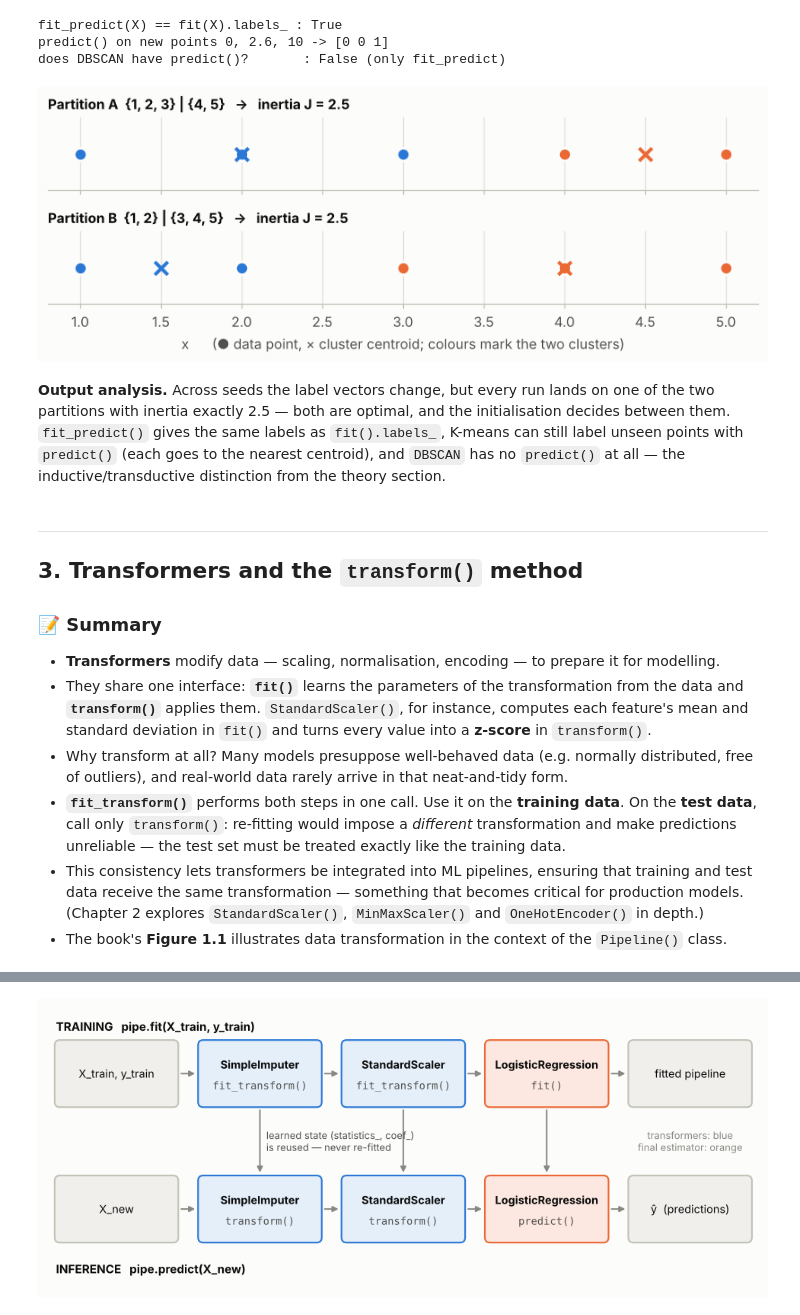
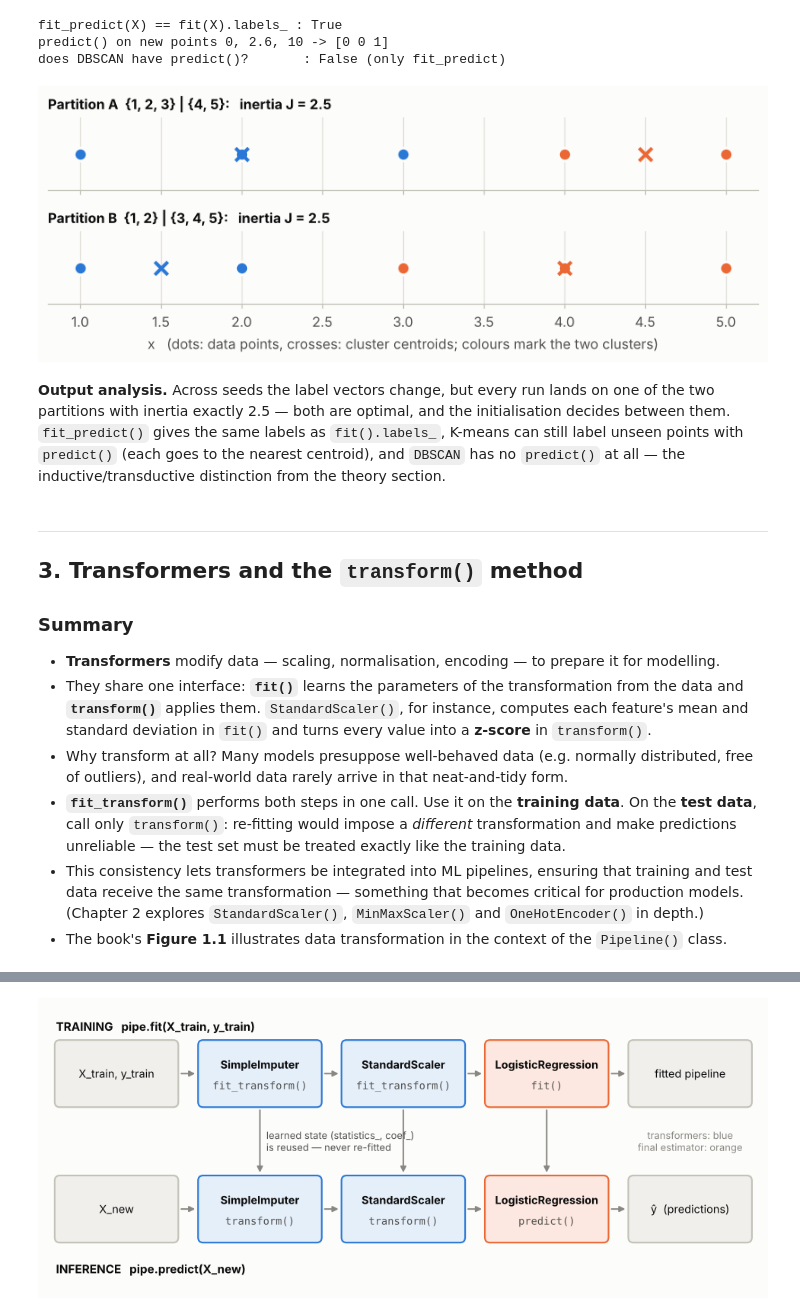
Before and after one commit to fxrdhan/ML_scikit-learn_Cookbook_O-Reilly, a Jupyter notebook: Chapter_01_Common_Conventions_and_API_Elements/Chapter_01_Common_Conventions_and_API_Elements.ipynb, the cells around one changed output, grey strips where cells are left out. Cells and saved outputs as stored; diff of their text form; code cells hidden in the pictures.

```diff
--- a/Chapter_01_Common_Conventions_and_API_Elements/Chapter_01_Common_Conventions_and_API_Elements.ipynb
+++ b/Chapter_01_Common_Conventions_and_API_Elements/Chapter_01_Common_Conventions_and_API_Elements.ipynb
@@ -377,34 +379,34 @@ fit_predict(X) == fit(X).labels_ : True
 predict() on new points 0, 2.6, 10 -> [0 0 1]
 does DBSCAN have predict()?       : False (only fit_predict)
 # %%
-# 🧪 EXTRA — The two equally good partitions of [1, 2, 3, 4, 5]
+# EXTRA: The two equally good partitions of [1, 2, 3, 4, 5]
 fig, axes = plt.subplots(2, 1, figsize=(7.5, 2.9), sharex=True)
 partitions = {"Partition A  {1, 2, 3} | {4, 5}": np.array([0, 0, 0, 1, 1]),
               "Partition B  {1, 2} | {3, 4, 5}": np.array([0, 0, 1, 1, 1])}
 values = X.ravel()
 for ax, (title, part) in zip(axes, partitions.items()):
     inertia = 0.0
     for k in (0, 1):
         members = values[part == k]
         inertia += ((members - members.mean()) ** 2).sum()
         ax.scatter(members, np.zeros_like(members), s=90, color=PALETTE[k], edgecolor=SURFACE, linewidth=2, zorder=3)
         ax.scatter(members.mean(), 0, marker="x", s=90, color=PALETTE[k], linewidth=2.5, zorder=4)
-    ax.set_title(f"{title}   →   inertia J = {inertia:.1f}", fontsize=10)
+    ax.set_title(f"{title}:   inertia J = {inertia:.1f}", fontsize=10)
     ax.set_yticks([])
     ax.grid(axis="y", visible=False)
     ax.spines["left"].set_visible(False)
-axes[-1].set_xlabel("x      (● data point, × cluster centroid; colours mark the two clusters)")
+axes[-1].set_xlabel("x   (dots: data points, crosses: cluster centroids; colours mark the two clusters)")
 plt.tight_layout()
 plt.show()
 # %% [output]
-[figure, old version]
+[figure, new version]
 # %% [markdown]
 **Output analysis.** Across seeds the label vectors change, but every run lands on one of the two partitions with inertia exactly 2.5 — both are optimal, and the initialisation decides between them. `fit_predict()` gives the same labels as `fit().labels_`, K-means can still label unseen points with `predict()` (each goes to the nearest centroid), and `DBSCAN` has no `predict()` at all — the inductive/transductive distinction from the theory section.
 # %% [markdown]
 ---
 ## 3. Transformers and the `transform()` method
 
-### 📝 Summary
+### Summary
 
 * **Transformers** modify data — scaling, normalisation, encoding — to prepare it for modelling.
 * They share one interface: **`fit()`** learns the parameters of the transformation from the data and **`transform()`** applies them. `StandardScaler()`, for instance, computes each feature's mean and standard deviation in `fit()` and turns every value into a **z-score** in `transform()`.
```
Also changed, not shown: parts of 61 cells of this notebook, 2 other files.
